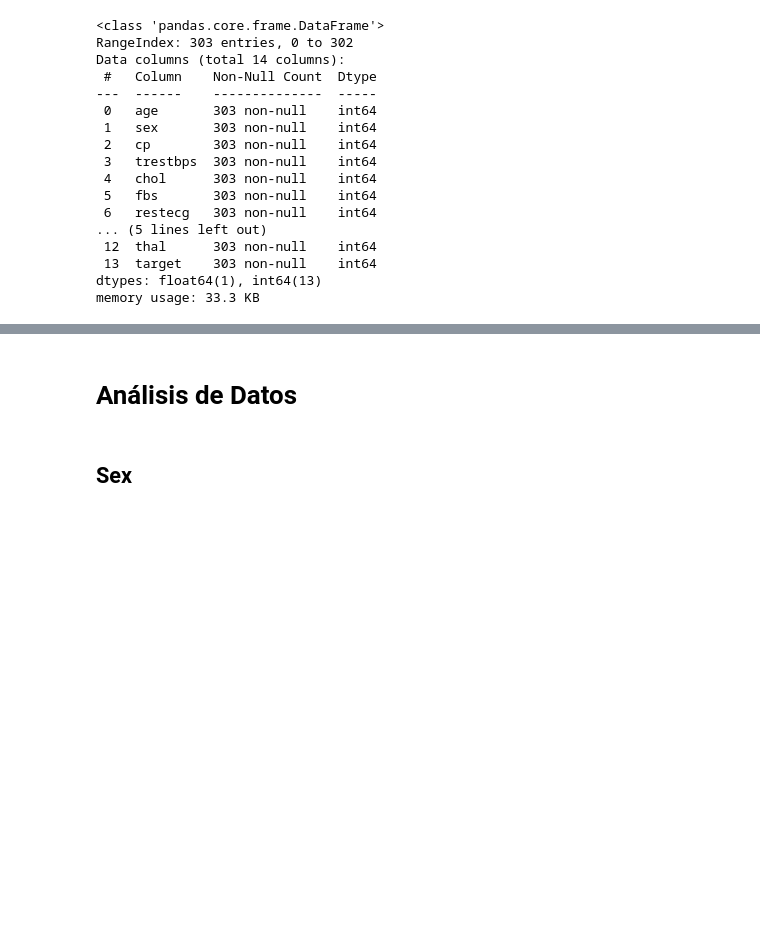
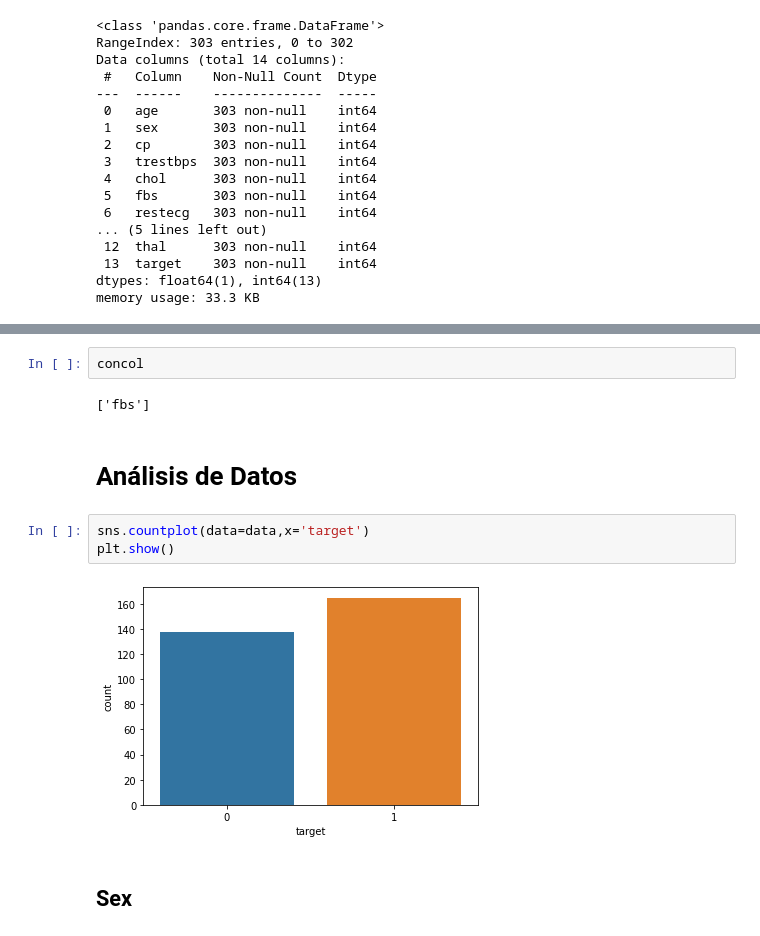
Before and after one commit to JOmarCuenca/Proyecto-Integrador-Cabrera, a Jupyter notebook: final_project/heart_attack_prediction-KNN.ipynb, the cells around one changed output, grey strips where cells are left out. Saved outputs shown, nothing was run; the diff lists cells and outputs as text; blank space fills up the shorter version.

```diff
--- a/final_project/heart_attack_prediction-KNN.ipynb
+++ b/final_project/heart_attack_prediction-KNN.ipynb
@@ -56,5 +74,14 @@ memory usage: 33.3 KB
+# %%
+concol
+# %% [output]
+['fbs']
 # %% [markdown]
 # Análisis de Datos
+# %%
+sns.countplot(data=data,x='target')
+plt.show()
+# %% [output]
+[figure, added]
 # %% [markdown]
 ## Sex
 # %%
```
Also changed, not shown: parts of 19 cells of this notebook.
